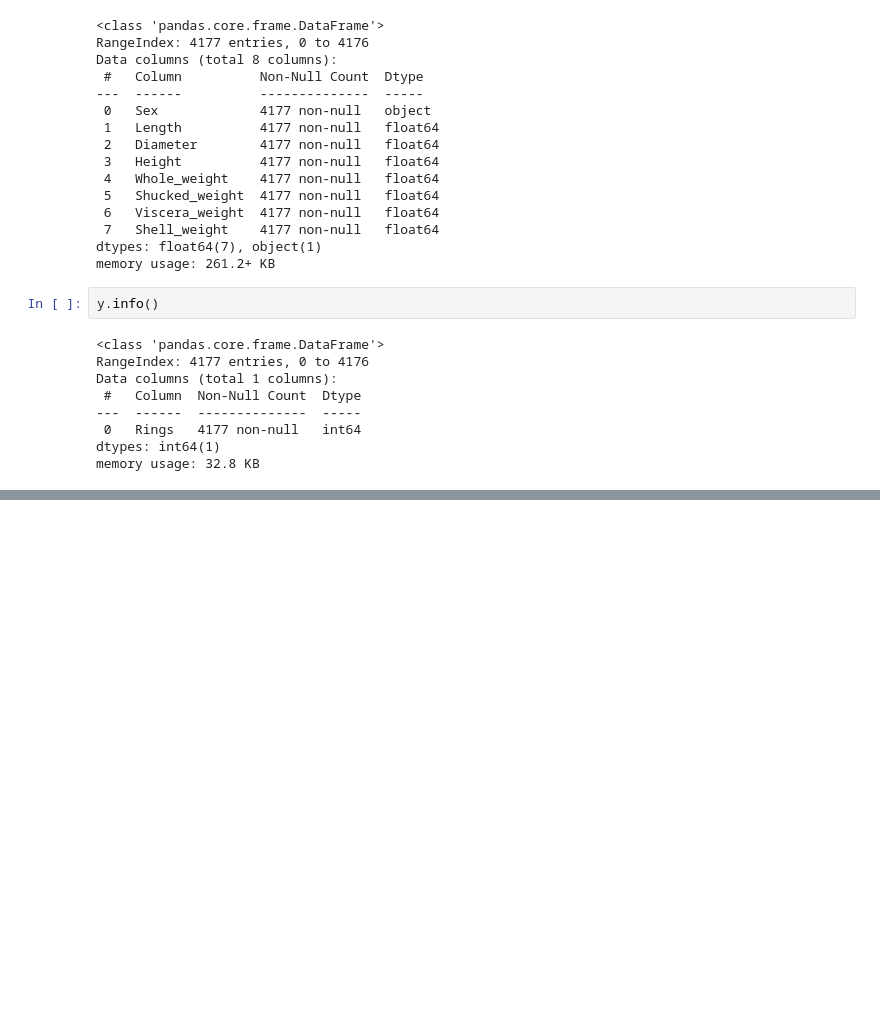
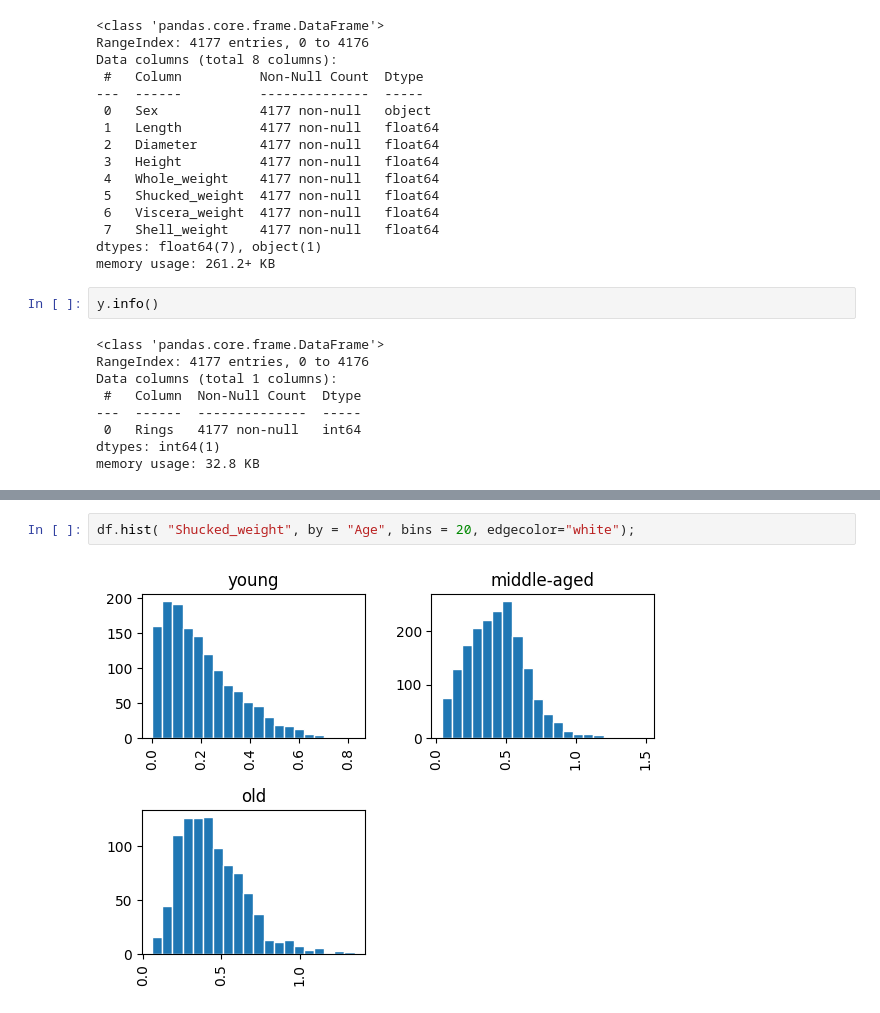
Before and after one commit to tylerscott3/CS290, a Jupyter notebook: AbaloneAge.ipynb, the cells around one changed output, grey strips where cells are left out. Saved outputs shown, nothing was run; the diff lists cells and outputs as text; blank space fills up the shorter version.

```diff
--- a/AbaloneAge.ipynb
+++ b/AbaloneAge.ipynb
@@ -182,0 +280,4 @@ X.groupby(["Rings","height_cat"]).size().unstack().plot(kind='bar',stacked=True)
+# %%
+df.hist( "Shucked_weight", by = "Age", bins = 20, edgecolor="white");
+# %% [output]
+[figure, added]
```
Also changed, not shown: parts of 53 cells of this notebook.
